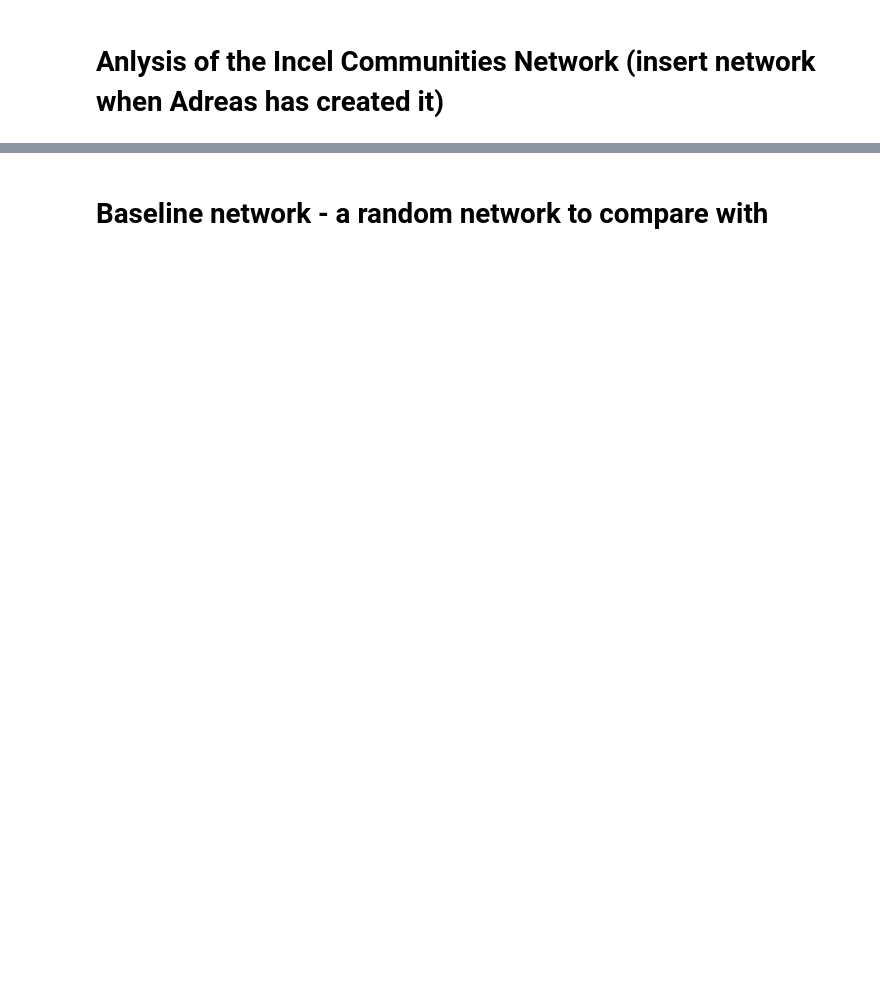
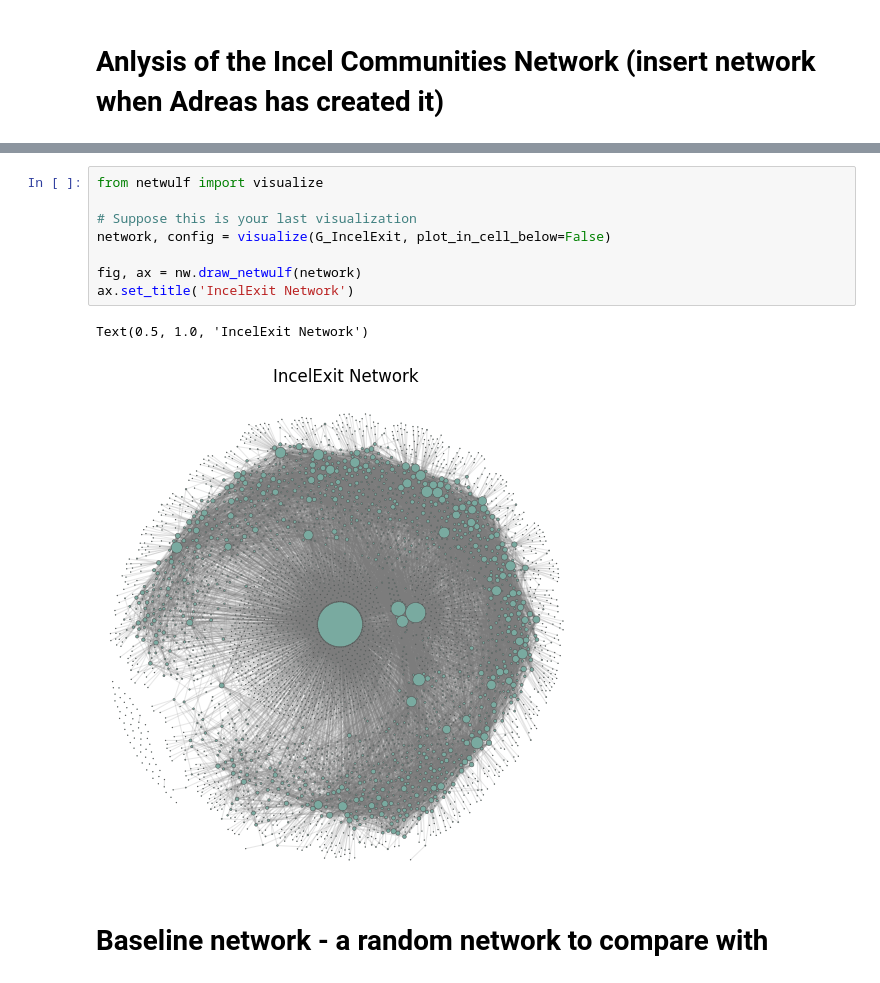
Before and after one commit to KarolineKlan/ctfds_project, a Jupyter notebook: NetworkAnalysis.ipynb, the cells around one changed output, grey strips where cells are left out. Drawn from its saved outputs; the diff is of its cells as text; blank space fills up the shorter version.

```diff
--- a/NetworkAnalysis.ipynb
+++ b/NetworkAnalysis.ipynb
@@ -39,3 +98,14 @@ Is the graph fully connected: False
+# %%
+from netwulf import visualize
+
+# Suppose this is your last visualization
+network, config = visualize(G_IncelExit, plot_in_cell_below=False)
+
+fig, ax = nw.draw_netwulf(network)
+ax.set_title('IncelExit Network')
+# %% [output]
+Text(0.5, 1.0, 'IncelExit Network')
+[figure, added]
 # %% [markdown]
 # Baseline network - a random network to compare with
 # %%
```
Also changed, not shown: parts of 25 cells of this notebook.
